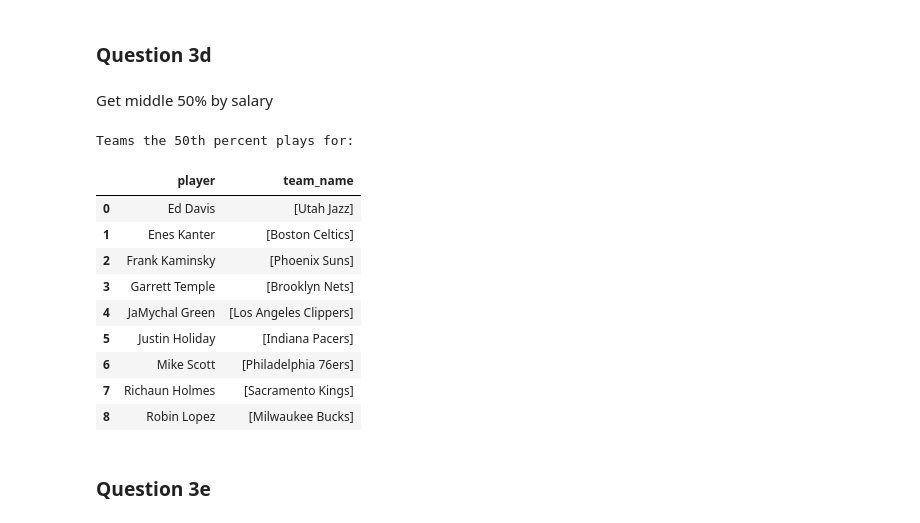
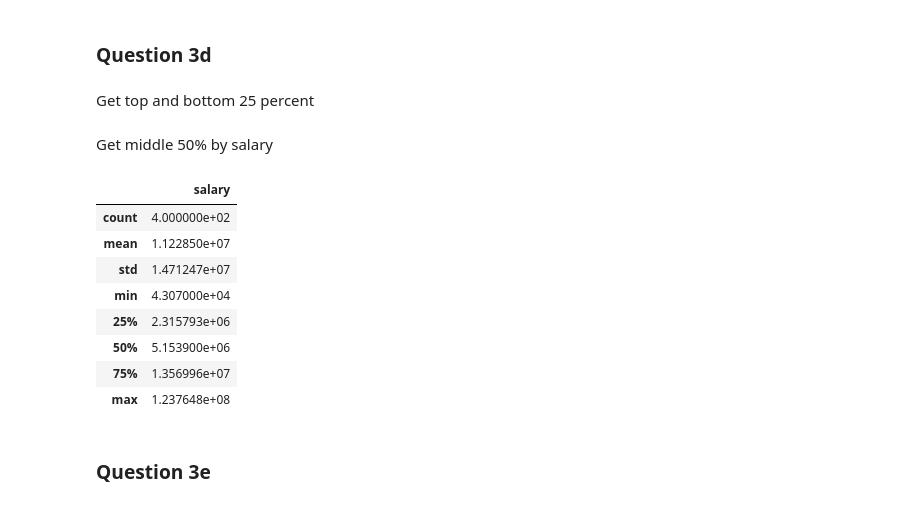
Before and after one commit to ongyl88/IS5126, a Jupyter notebook: IS5126_Guided_Project.ipynb, the cells around one changed output. Drawn from its saved outputs; the diff is of its cells as text; code cells hidden in the pictures.

```diff
--- a/IS5126_Guided_Project.ipynb
+++ b/IS5126_Guided_Project.ipynb
@@ -531,2 +522,4 @@ Teams the bottom 10 percent plays for:
 # %% [markdown]
 ### Question 3d
+# %% [markdown]
+Get top and bottom 25 percent
@@ -533,30 +536,29 @@ Teams the bottom 10 percent plays for:
 # %% [markdown]
 Get middle 50% by salary
 # %%
-median_salary = df_current_salary.loc[:, "salary"].median()
-mid_50pct = df_current_salary.loc[df_current_salary["salary"]==median_salary,
-                                  "player"]
-df_teams_mid_50pct = df_current.merge(mid_50pct.to_frame(),
-                                      how="inner",
-                                      on=["player"])
-df_teams_mid_50pct = df_teams_mid_50pct.drop_duplicates(keep="first")
-df_teams_mid_50pct = (df_teams_mid_50pct.groupby(["player"])
-                                        .agg({"team_name": list})
-                                        .reset_index(drop=False))
-print("Teams the 50th percent plays for:")
-df_teams_mid_50pct
+
+#median_salary = df_current_salary.loc[:, "salary"].median()
+#mid_50pct = df_current_salary.loc[df_current_salary["salary"]==median_salary,
+#                                  "player"]
+#df_teams_mid_50pct = df_current.merge(mid_50pct.to_frame(),
+#                                      how="inner",
+#                                      on=["player"])
+#df_teams_mid_50pct = df_teams_mid_50pct.drop_duplicates(keep="first")
+#df_teams_mid_50pct = (df_teams_mid_50pct.groupby(["player"])
+#                                        .agg({"team_name": list})
+#                                        .reset_index(drop=False))
+#print("Teams the 50th percent plays for:")
+#df_teams_mid_50pct
 # %% [output]
-Teams the 50th percent plays for:
-|  | player | team_name |
-| 0 | Ed Davis | [Utah Jazz] |
-| 1 | Enes Kanter | [Boston Celtics] |
-| 2 | Frank Kaminsky | [Phoenix Suns] |
-| 3 | Garrett Temple | [Brooklyn Nets] |
-| 4 | JaMychal Green | [Los Angeles Clippers] |
-| 5 | Justin Holiday | [Indiana Pacers] |
-| 6 | Mike Scott | [Philadelphia 76ers] |
-| 7 | Richaun Holmes | [Sacramento Kings] |
-| 8 | Robin Lopez | [Milwaukee Bucks] |
+|  | salary |
+| count | 4.000000e+02 |
+| mean | 1.122850e+07 |
+| std | 1.471247e+07 |
+| min | 4.307000e+04 |
+| 25% | 2.315793e+06 |
+| 50% | 5.153900e+06 |
+| 75% | 1.356996e+07 |
+| max | 1.237648e+08 |
 # %% [markdown]
 ### Question 3e
 # %% [markdown]
```
Also changed, not shown: parts of 13 cells of this notebook.
